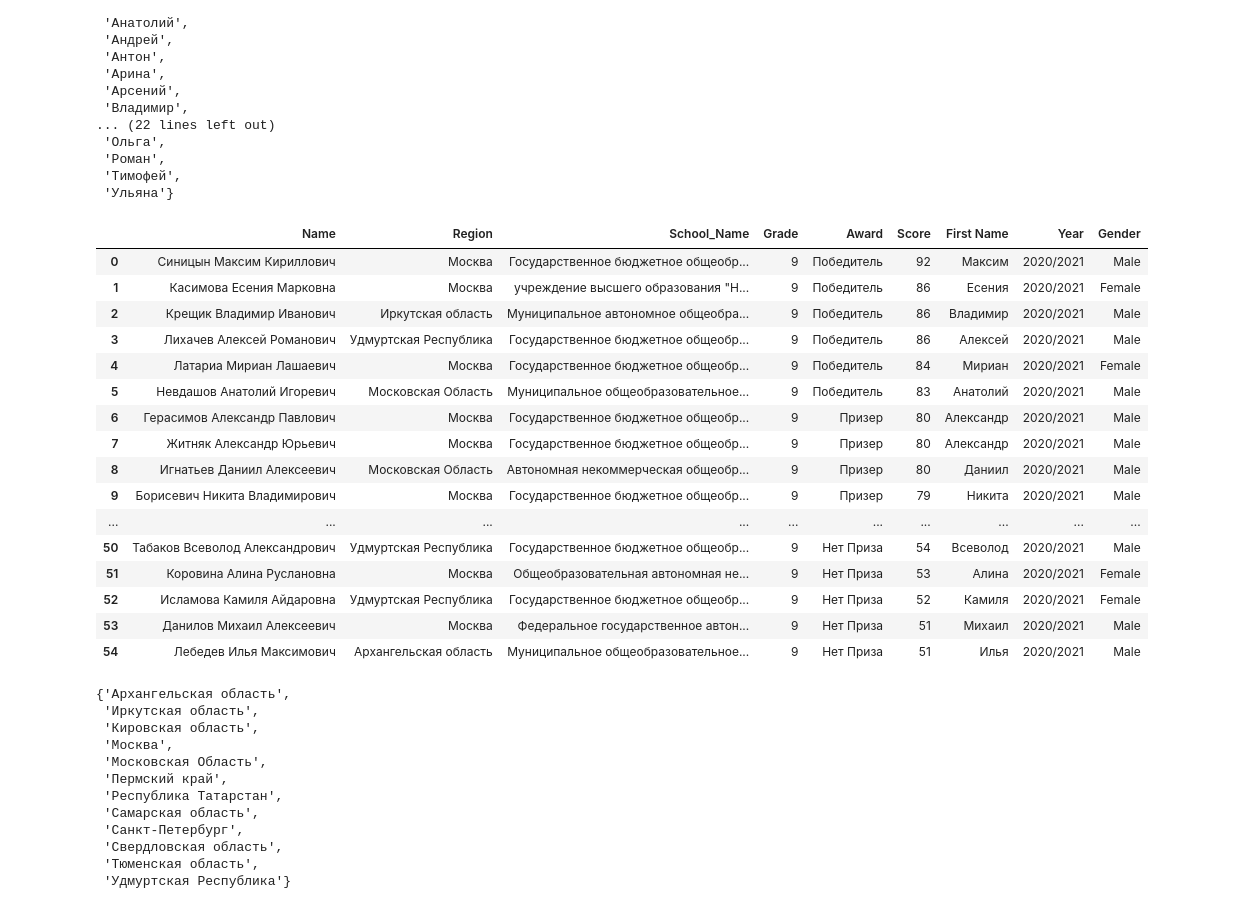
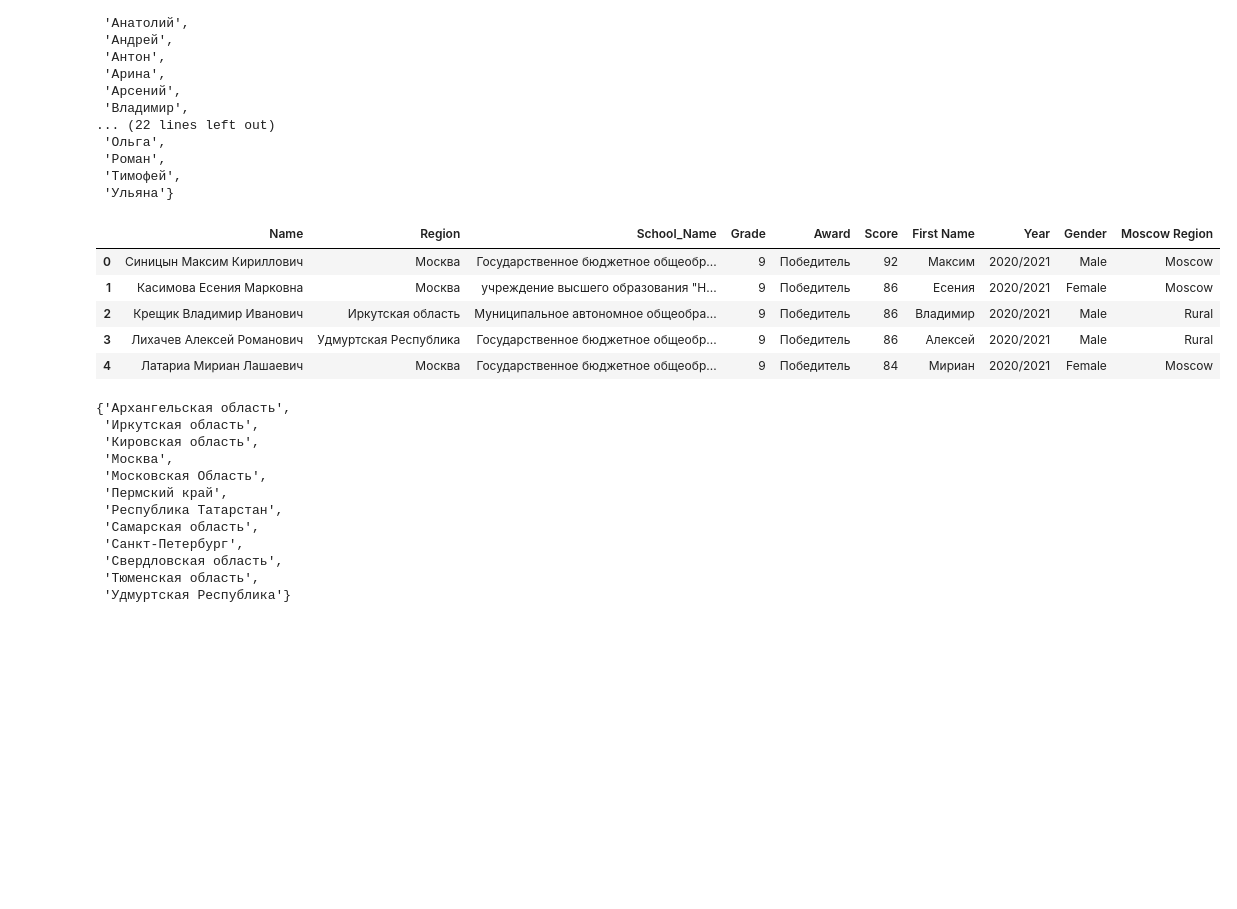
Before and after one commit to SaniaPushkar/Economics-Olympiads, a Jupyter notebook: Lena_olympiads.ipynb, the cells around one changed output. Drawn from its saved outputs; the diff is of its cells as text; code cells hidden in the pictures; blank space fills up the shorter version.

```diff
--- a/Lena_olympiads.ipynb
+++ b/Lena_olympiads.ipynb
@@ -337,25 +270,14 @@ Gender_Names = {'Александр': 'Male',
 # %%
 all_partial_winners = all_partial_winners.replace({'Gender': Gender_Names})
 # %%
-all_partial_winners
+all_partial_winners.head()
 # %% [output]
-|  | Name | Region | School_Name | Grade | Award | Score | First Name | Year | Gender |
-| 0 | Синицын Максим Кириллович | Москва | Государственное бюджетное общеобр... | 9 | Победитель | 92 | Максим | 2020/2021 | Male |
-| 1 | Касимова Есения Марковна | Москва | учреждение высшего образования "Н... | 9 | Победитель | 86 | Есения | 2020/2021 | Female |
-| 2 | Крещик Владимир Иванович | Иркутская область | Муниципальное автономное общеобра... | 9 | Победитель | 86 | Владимир | 2020/2021 | Male |
-| 3 | Лихачев Алексей Романович | Удмуртская Республика | Государственное бюджетное общеобр... | 9 | Победитель | 86 | Алексей | 2020/2021 | Male |
-| 4 | Латариа Мириан Лашаевич | Москва | Государственное бюджетное общеобр... | 9 | Победитель | 84 | Мириан | 2020/2021 | Female |
-| 5 | Невдашов Анатолий Игоревич | Московская Область | Муниципальное общеобразовательное... | 9 | Победитель | 83 | Анатолий | 2020/2021 | Male |
-| 6 | Герасимов Александр Павлович | Москва | Государственное бюджетное общеобр... | 9 | Призер | 80 | Александр | 2020/2021 | Male |
-| 7 | Житняк Александр Юрьевич | Москва | Государственное бюджетное общеобр... | 9 | Призер | 80 | Александр | 2020/2021 | Male |
-| 8 | Игнатьев Даниил Алексеевич | Московская Область | Автономная некоммерческая общеобр... | 9 | Призер | 80 | Даниил | 2020/2021 | Male |
-| 9 | Борисевич Никита Владимирович | Москва | Государственное бюджетное общеобр... | 9 | Призер | 79 | Никита | 2020/2021 | Male |
-| ... | ... | ... | ... | ... | ... | ... | ... | ... | ... |
-| 50 | Табаков Всеволод Александрович | Удмуртская Республика | Государственное бюджетное общеобр... | 9 | Нет Приза | 54 | Всеволод | 2020/2021 | Male |
-| 51 | Коровина Алина Руслановна | Москва | Общеобразовательная автономная не... | 9 | Нет Приза | 53 | Алина | 2020/2021 | Female |
-| 52 | Исламова Камиля Айдаровна | Удмуртская Республика | Государственное бюджетное общеобр... | 9 | Нет Приза | 52 | Камиля | 2020/2021 | Female |
-| 53 | Данилов Михаил Алексеевич | Москва | Федеральное государственное автон... | 9 | Нет Приза | 51 | Михаил | 2020/2021 | Male |
-| 54 | Лебедев Илья Максимович | Архангельская область | Муниципальное общеобразовательное... | 9 | Нет Приза | 51 | Илья | 2020/2021 | Male |
+|  | Name | Region | School_Name | Grade | Award | Score | First Name | Year | Gender | Moscow Region |
+| 0 | Синицын Максим Кириллович | Москва | Государственное бюджетное общеобр... | 9 | Победитель | 92 | Максим | 2020/2021 | Male | Moscow |
+| 1 | Касимова Есения Марковна | Москва | учреждение высшего образования "Н... | 9 | Победитель | 86 | Есения | 2020/2021 | Female | Moscow |
+| 2 | Крещик Владимир Иванович | Иркутская область | Муниципальное автономное общеобра... | 9 | Победитель | 86 | Владимир | 2020/2021 | Male | Rural |
+| 3 | Лихачев Алексей Романович | Удмуртская Республика | Государственное бюджетное общеобр... | 9 | Победитель | 86 | Алексей | 2020/2021 | Male | Rural |
+| 4 | Латариа Мириан Лашаевич | Москва | Государственное бюджетное общеобр... | 9 | Победитель | 84 | Мириан | 2020/2021 | Female | Moscow |
 # %%
 set(list(all_partial_winners['Region']))
 # %% [output]
```
Also changed, not shown: parts of 7 cells of this notebook.
